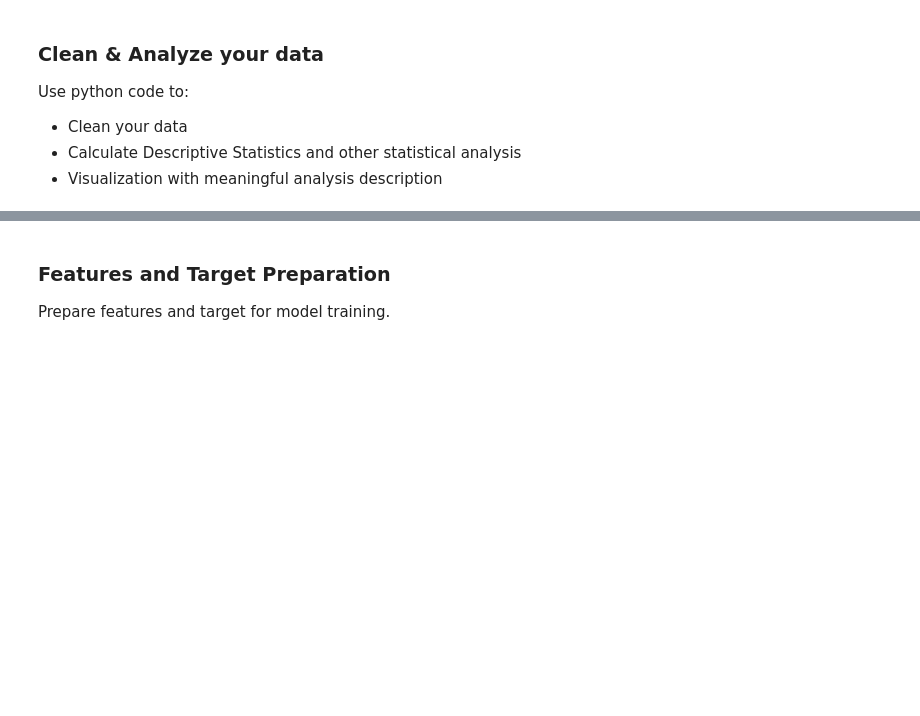
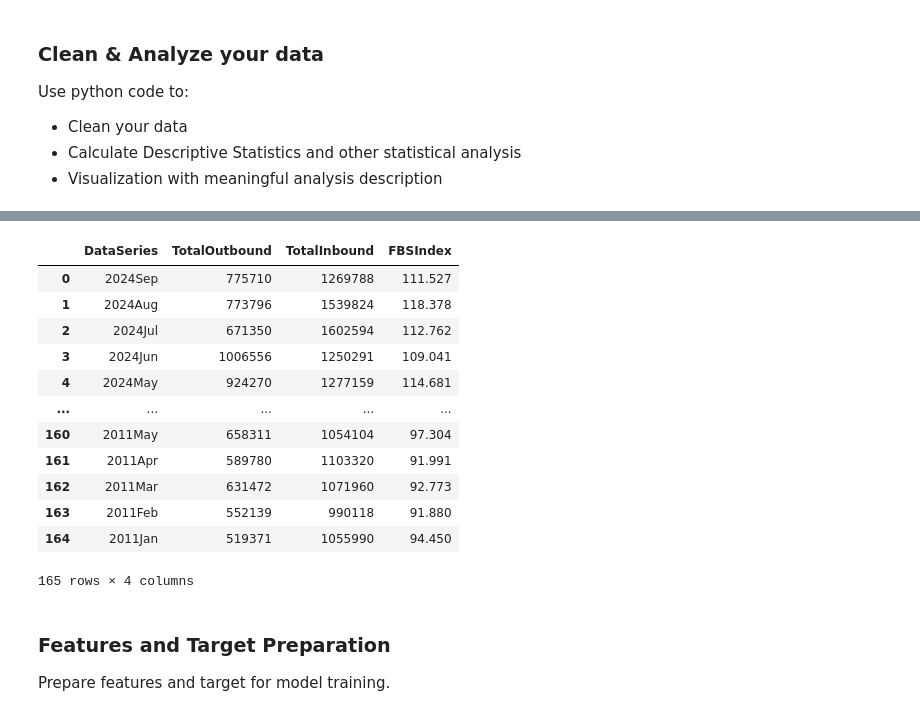
Before and after one commit to Amith1236/DTPIII, a Jupyter notebook: DTP_Machine_Learning_for_Food_Security.ipynb, the cells around one changed output, grey strips where cells are left out. Cells and saved outputs as stored; diff of their text form; code cells hidden in the pictures; blank space fills up the shorter version.

```diff
--- a/DTP_Machine_Learning_for_Food_Security.ipynb
+++ b/DTP_Machine_Learning_for_Food_Security.ipynb
@@ -113,3 +360,22 @@ Use python code to:
+# %%
+# Concatenate all DataFrames
+merged_df = pd.concat([df1, df2, df8], axis=1)
+# Display the final merged DataFrame
+display(merged_df)
+# %% [output]
+|  | DataSeries | TotalOutbound | TotalInbound | FBSIndex |
+| 0 | 2024Sep | 775710 | 1269788 | 111.527 |
+| 1 | 2024Aug | 773796 | 1539824 | 118.378 |
+| 2 | 2024Jul | 671350 | 1602594 | 112.762 |
+| 3 | 2024Jun | 1006556 | 1250291 | 109.041 |
+| 4 | 2024May | 924270 | 1277159 | 114.681 |
+| ... | ... | ... | ... | ... |
+| 160 | 2011May | 658311 | 1054104 | 97.304 |
+| 161 | 2011Apr | 589780 | 1103320 | 91.991 |
+| 162 | 2011Mar | 631472 | 1071960 | 92.773 |
+| 163 | 2011Feb | 552139 | 990118 | 91.880 |
+| 164 | 2011Jan | 519371 | 1055990 | 94.450 |
+165 rows × 4 columns
 # %%
 # descriptive statistics
 # %%
```
Also changed, not shown: parts of 6 cells of this notebook.
